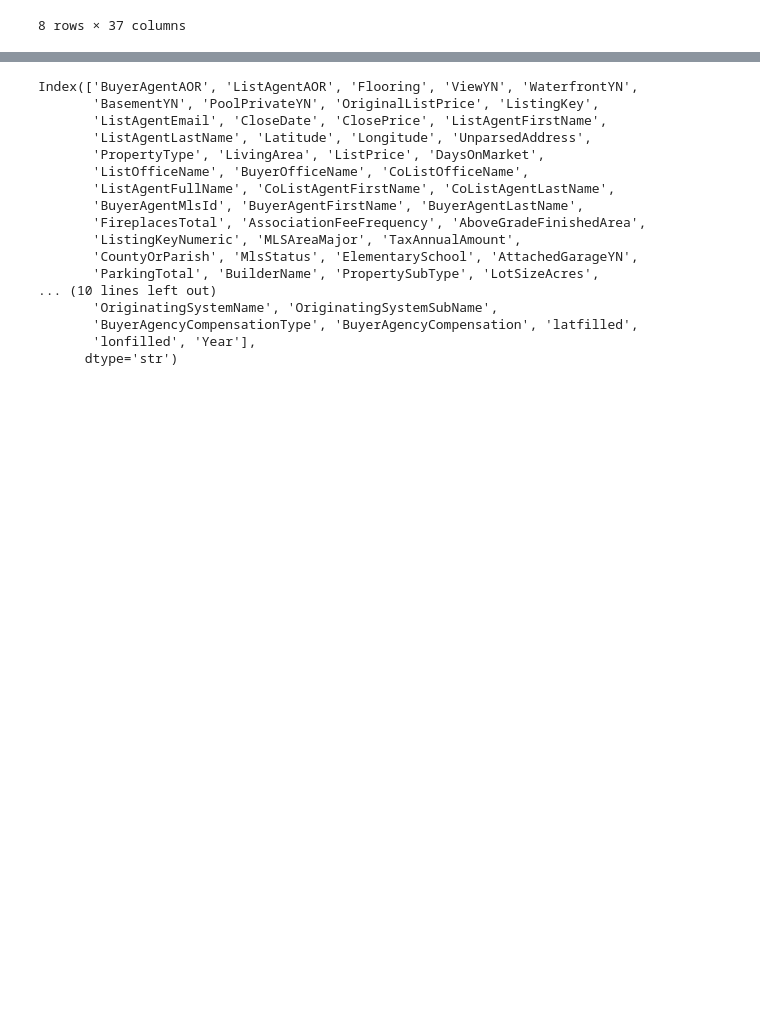
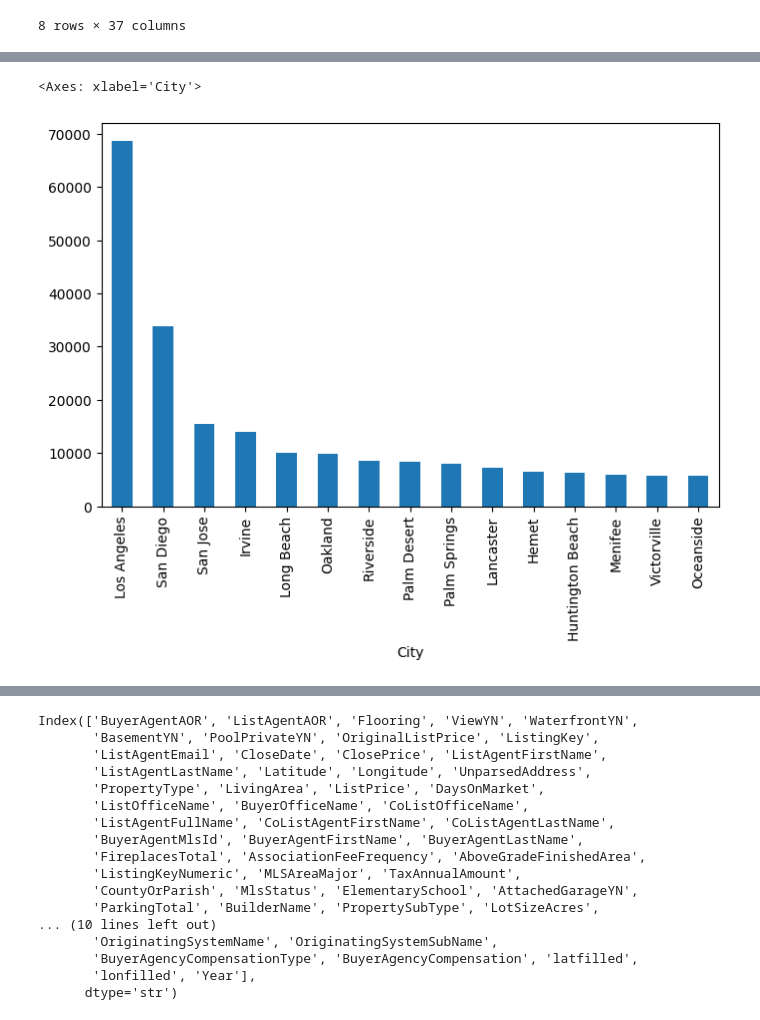
Before and after one commit to mayabernstein/idx-exchange, a Jupyter notebook: data_exploration/02_exploratory_analysis.ipynb, the cells around one changed output, grey strips where cells are left out. Saved outputs shown, nothing was run; the diff lists cells and outputs as text; code cells hidden in the pictures; blank space fills up the shorter version.

```diff
--- a/data_exploration/02_exploratory_analysis.ipynb
+++ b/data_exploration/02_exploratory_analysis.ipynb
@@ -49,0 +398,7 @@ df_listing.describe()
+# %%
+top_15_cities = df_listing[df_listing['City'].isin(df_listing['City'].value_counts().head(15).index)]
+# %%
+top_15_cities['City'].value_counts().plot(kind='bar', figsize=(8, 5))
+# %% [output]
+<Axes: xlabel='City'>
+[figure, added]
```
Also changed, not shown: parts of 62 cells of this notebook.
